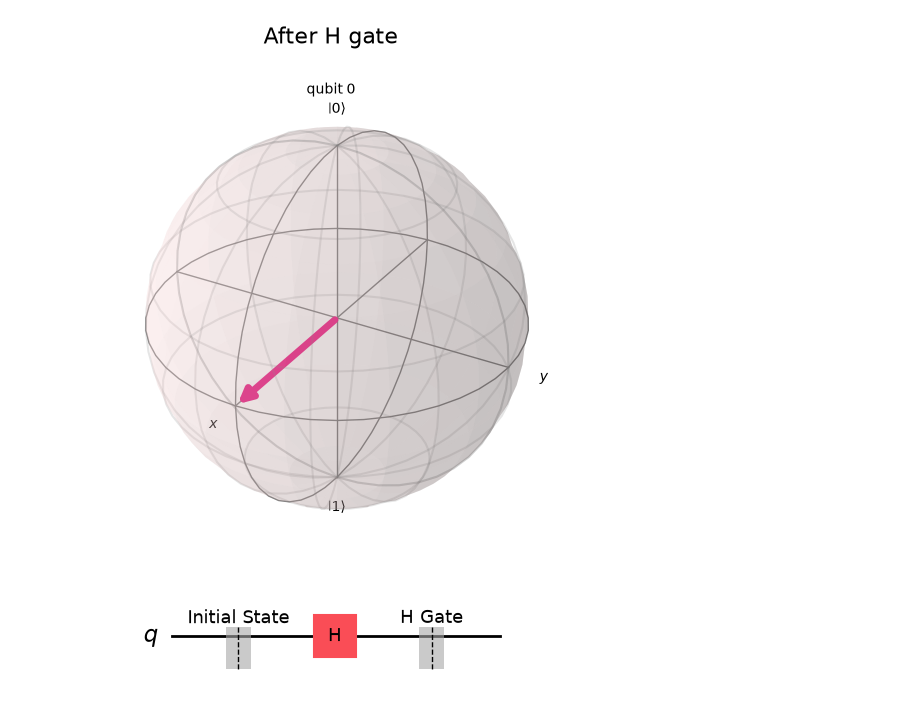
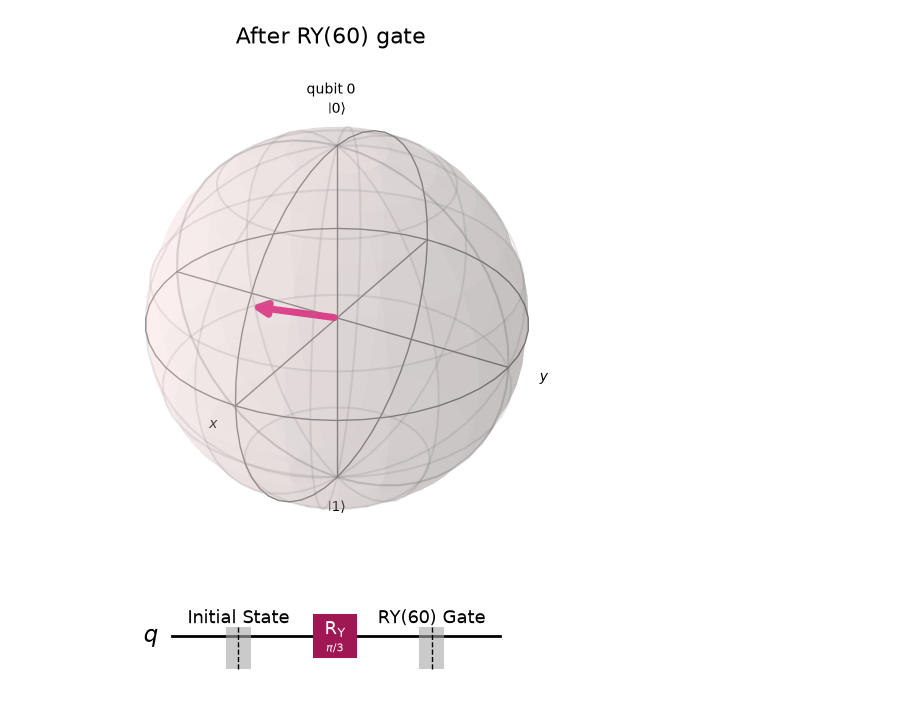
Before and after one commit to Shubham-Patel07/Quantum-Computing-Playbook, a Jupyter notebook: 0_Basics/0_2_SingleQubitGates.ipynb, the cells around one changed output. Drawn from its saved outputs; the diff is of its cells as text; code cells hidden in the pictures.

```diff
--- a/0_Basics/0_2_SingleQubitGates.ipynb
+++ b/0_Basics/0_2_SingleQubitGates.ipynb
@@ -17,17 +28,50 @@ from qiskit.visualization import plot_bloch_multivector
 from IPython.display import display
 import numpy as np
 
-# 1. User input
-gate = input("Enter gate (X, Y, Z, H, S, T): ").strip().upper()
+# 1. Available single-qubit gates
+#    Identity      : I
+#    Pauli gates   : X, Y, Z
+#    Hadamard      : H
+#    Phase gates   : S, SDG (S dagger), T, TDG (T dagger)
+#    Square root X : SX, SXDG (SX dagger)
+#    With an angle : RX, RY, RZ (rotations), P (phase)
+#    General gate  : U (theta, phi, lambda)
+fixed_gates = ["I", "X", "Y", "Z", "H", "S", "SDG", "T", "TDG", "SX", "SXDG"]
+angle_gates = ["RX", "RY", "RZ", "P"]
+
+# 2. User input
+gate = input("Enter gate (I, X, Y, Z, H, S, SDG, T, TDG, SX, SXDG, RX, RY, RZ, P, U): ").strip().upper()
+
+if gate not in fixed_gates + angle_gates + ["U"]:
+    raise ValueError("Enter one of the listed gates.")
+
+angles_deg = []
+
+if gate in angle_gates:
+    angles_deg = [float(input("Enter angle in degrees: "))]
+elif gate == "U":
+    angles_deg = [float(input(f"Enter {name} in degrees: ")) for name in ["theta", "phi", "lambda"]]
+
+angles = [np.radians(a) for a in angles_deg]
+
 start = input("Enter initial state (0, 1, +, -): ").strip()
-
-if gate not in ["X", "Y", "Z", "H", "S", "T"]:
-    raise ValueError("Enter one of X, Y, Z, H, S, T.")
 
 if start not in ["0", "1", "+", "-"]:
     raise ValueError("Enter one of 0, 1, +, -.")
 
-# 2. Format complex amplitudes
+# Gate name with its angles, e.g. RY(60)
+gate_label = gate
+if angles_deg:
+    gate_label = f"{gate}({', '.join(f'{a:g}' for a in angles_deg)})"
+
+# 3. Apply the chosen gate to a qubit
+def apply_gate(circuit, qubit):
+    if gate == "I":
+        circuit.id(qubit)
+    else:
+        getattr(circuit, gate.lower())(*angles, qubit)
+
+# 4. Format complex amplitudes
 def format_amplitude(value):
     real = value.real
     imag = value.imag
@@ -41,11 +85,11 @@ def format_amplitude(value):
     sign = "+" if imag >= 0 else "-"
     return f"{real:.4f} {sign} {abs(imag):.4f}j"
 
-# 3. Create circuit
+# 5. Create circuit
 q = QuantumRegister(1, 'q')
 qc = QuantumCircuit(q)
 
-# 4. Prepare initial state
+# 6. Prepare initial state
 if start == "1":
     qc.x(q[0])
 elif start == "+":
@@ -58,32 +102,32 @@ qc.barrier(label="Initial State")
 
 sv_before = Statevector(qc)
 
-# 5. Apply the chosen gate
-getattr(qc, gate.lower())(q[0])
-qc.barrier(label=f"{gate} Gate")
+# 7. Apply the chosen gate
+apply_gate(qc, q[0])
+qc.barrier(label=f"{gate_label} Gate")
 
 sv_after = Statevector(qc)
 
-# 6. Gate matrix
+# 8. Gate matrix
 gate_circuit = QuantumCircuit(1)
-getattr(gate_circuit, gate.lower())(0)
+apply_gate(gate_circuit, 0)
 
-print(f"{gate} gate matrix:")
+print(f"{gate_label} gate matrix:")
 print(np.round(Operator(gate_circuit).data, 4))
 
-# 7. State before and after
+# 9. State before and after
 print(f"\nInitial state |{start}>:")
 print(f"{format_amplitude(sv_before.data[0])}|0> + {format_amplitude(sv_before.data[1])}|1>")
 
-print(f"\nState after {gate} gate:")
+print(f"\nState after {gate_label} gate:")
 print(f"{format_amplitude(sv_after.data[0])}|0> + {format_amplitude(sv_after.data[1])}|1>")
 
 print(f"\nP(0) = {abs(sv_after.data[0])**2:.4f}")
 print(f"P(1) = {abs(sv_after.data[1])**2:.4f}")
 
-# 8. Bloch sphere after the gate
-display(plot_bloch_multivector(sv_after, title=f"After {gate} gate"))
+# 10. Bloch sphere after the gate
+display(plot_bloch_multivector(sv_after, title=f"After {gate_label} gate"))
 
-# 9. Draw circuit
+# 11. Draw circuit
 qc.draw(output='mpl', fold=-1, scale=1.0)
 # %% [output]
@@ -104,5 +149,5 @@ P(1) = 0.5000
-[figure, old version]
+[figure, new version]
-[figure, old version]
+[figure, new version]
 # %%
 fig = qc.draw(output="mpl", fold=-1, scale=1.0)
 fig.savefig("0_2_SingleQubitGates.png", dpi=300, bbox_inches="tight")
```
Also changed, not shown: parts of 2 cells of this notebook, 2 other files.
